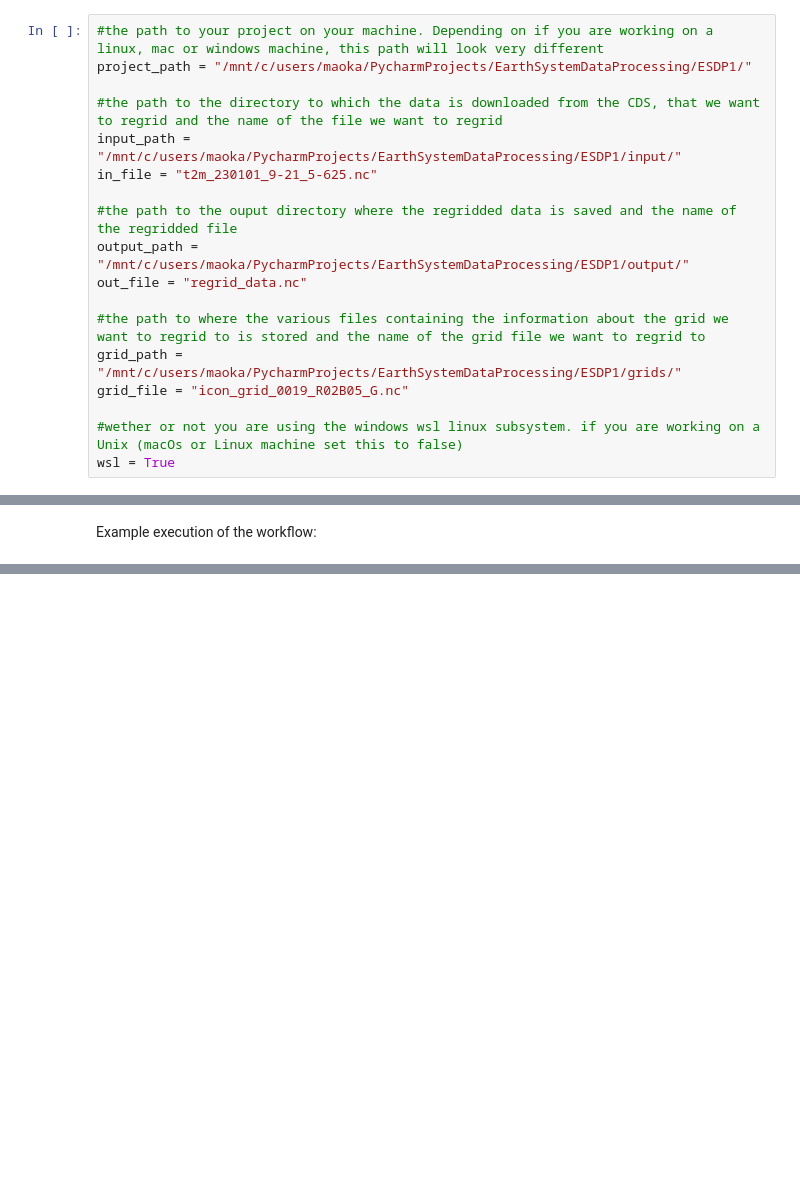
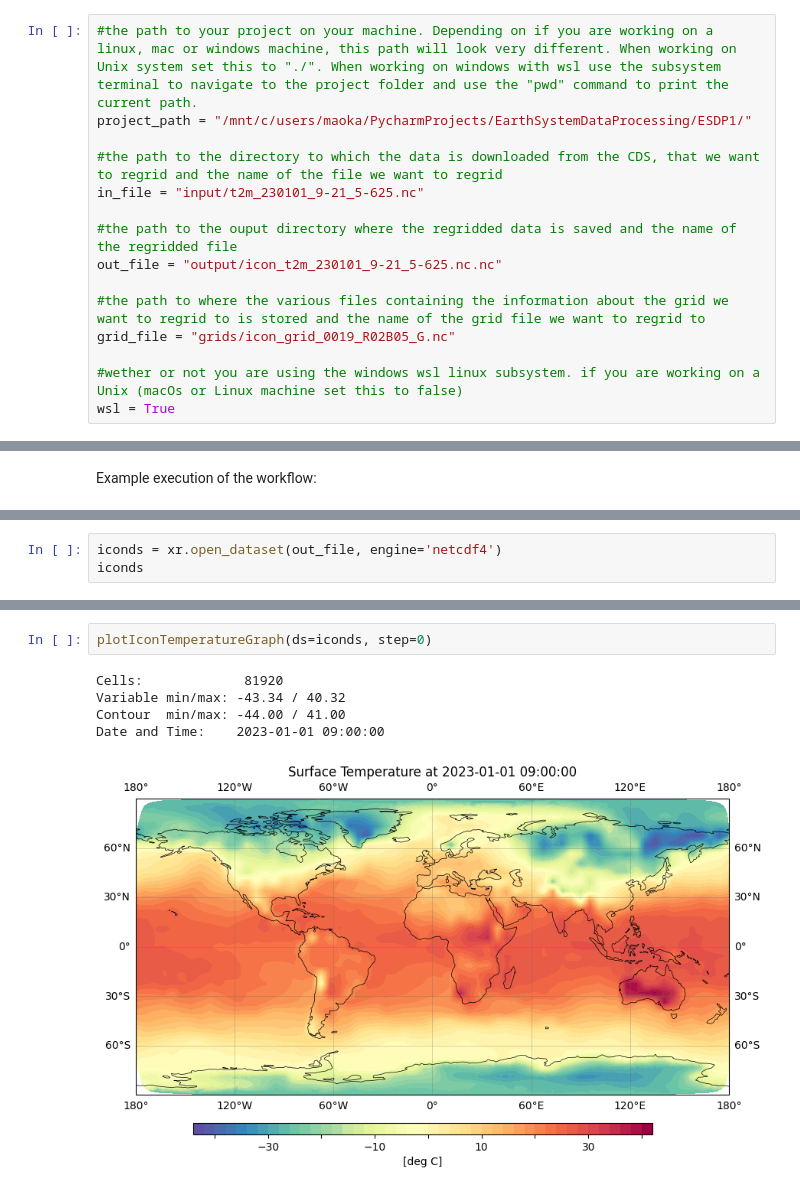
Before and after one commit to tdiepenb/ESDP1, a Jupyter notebook: METFUT_load_and_regrid_era5data.ipynb, the cells around one changed output, grey strips where cells are left out. Cells and saved outputs as stored; diff of their text form; blank space fills up the shorter version.

Commit message:
methods are now working. started to implement a downloadGridFile method which enables the user to download grid data from the ICON - Grid File Server.

```diff
--- a/METFUT_load_and_regrid_era5data.ipynb
+++ b/METFUT_load_and_regrid_era5data.ipynb
@@ -42,18 +47,15 @@ If you are working on a Windows machine you will need to install a linux subsyst
 # %%
-#the path to your project on your machine. Depending on if you are working on a linux, mac or windows machine, this path will look very different
+#the path to your project on your machine. Depending on if you are working on a linux, mac or windows machine, this path will look very different. When working on Unix system set this to "./". When working on windows with wsl use the subsystem terminal to navigate to the project folder and use the "pwd" command to print the current path.
 project_path = "/mnt/c/users/maoka/PycharmProjects/EarthSystemDataProcessing/ESDP1/"
 
 #the path to the directory to which the data is downloaded from the CDS, that we want to regrid and the name of the file we want to regrid
-input_path = "/mnt/c/users/maoka/PycharmProjects/EarthSystemDataProcessing/ESDP1/input/"
-in_file = "t2m_230101_9-21_5-625.nc"
+in_file = "input/t2m_230101_9-21_5-625.nc"
 
 #the path to the ouput directory where the regridded data is saved and the name of the regridded file
-output_path = "/mnt/c/users/maoka/PycharmProjects/EarthSystemDataProcessing/ESDP1/output/"
-out_file = "regrid_data.nc"
+out_file = "output/icon_t2m_230101_9-21_5-625.nc.nc"
 
 #the path to where the various files containing the information about the grid we want to regrid to is stored and the name of the grid file we want to regrid to
-grid_path = "/mnt/c/users/maoka/PycharmProjects/EarthSystemDataProcessing/ESDP1/grids/"
-grid_file = "icon_grid_0019_R02B05_G.nc"
+grid_file = "grids/icon_grid_0019_R02B05_G.nc"
 
 #wether or not you are using the windows wsl linux subsystem. if you are working on a Unix (macOs or Linux machine set this to false)
 wsl = True
@@ -192,0 +193,3 @@ FileNotFoundError: [Errno 2] No such file or directory: 'C:\\mnt\\c\\users\\maok
+# %%
+iconds = xr.open_dataset(out_file, engine='netcdf4')
+iconds
@@ -192,0 +216,8 @@ FileNotFoundError: [Errno 2] No such file or directory: 'C:\\mnt\\c\\users\\maok
+# %%
+plotIconTemperatureGraph(ds=iconds, step=0)
+# %% [output]
+Cells:             81920
+Variable min/max: -43.34 / 40.32
+Contour  min/max: -44.00 / 41.00
+Date and Time:    2023-01-01 09:00:00
+[figure, added]
```
Also changed, not shown: parts of 9 cells of this notebook.
